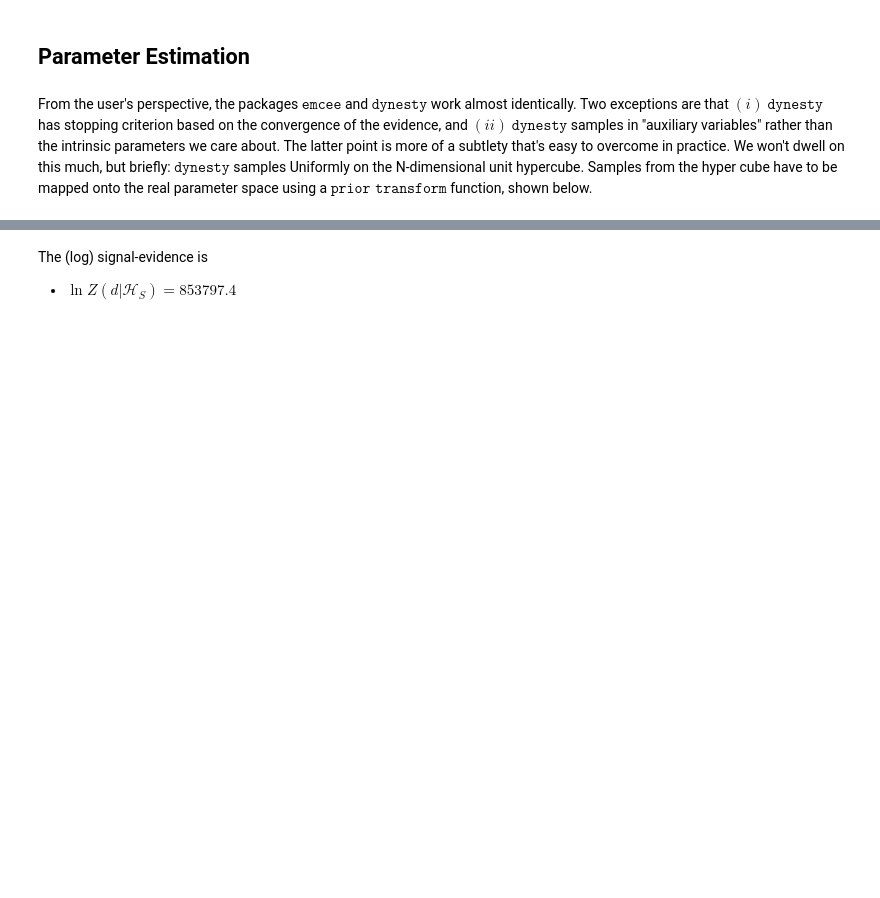
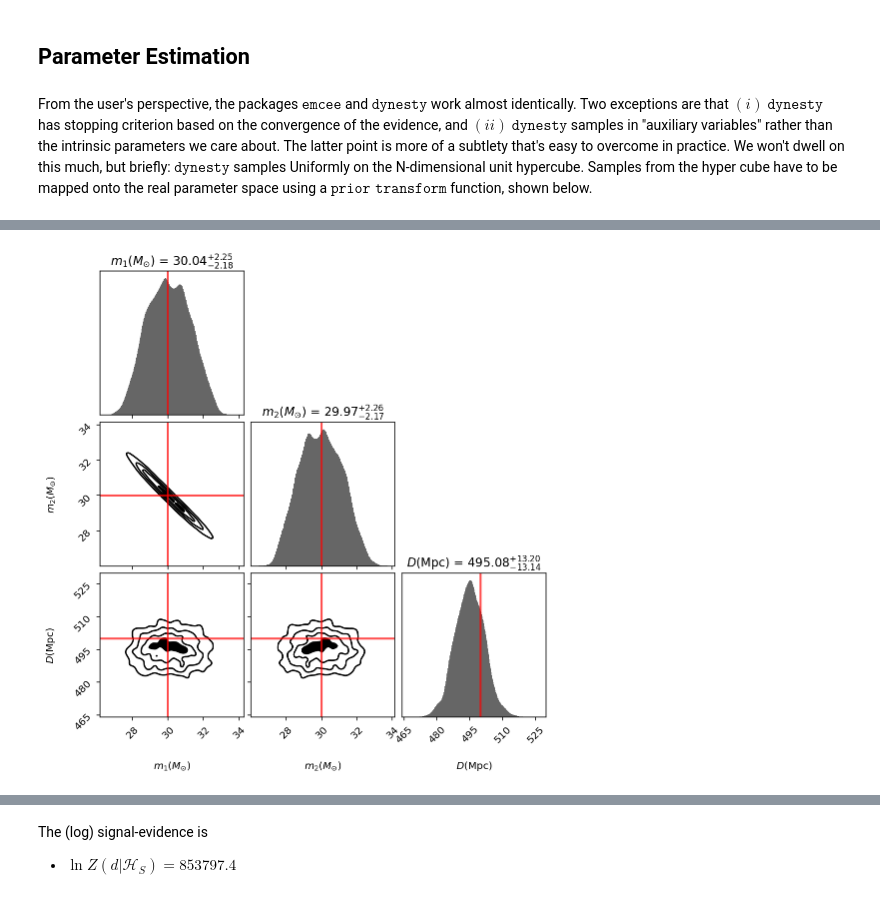
Before and after one commit to rory-smith/Lectures-on-inference-in-GW-astronomy, a Jupyter notebook: Lecture_3_high_dimensional_problems_and_sampling_algorithms_adelaide.ipynb, the cells around one changed output, grey strips where cells are left out. Drawn from its saved outputs; the diff is of its cells as text; code cells hidden in the pictures; blank space fills up the shorter version.

```diff
--- a/Lecture_3_high_dimensional_problems_and_sampling_algorithms_adelaide.ipynb
+++ b/Lecture_3_high_dimensional_problems_and_sampling_algorithms_adelaide.ipynb
@@ -502,13 +502,15 @@ dres = dsampler.results
 # %%
 labels=[r"$m_1(M_{\odot})$", r"$m_2(M_{\odot})$", r"$D(\mathrm{Mpc})$"]
-truths=[30.,30.,1500]
+truths=[m1_true, m2_true, dist_true]
 
 #fig, axes = dyplot.cornerplot(dres, truths=truths, show_titles=True,
 #                             labels=labels,quantiles=[0.05,0.95])
 fig, axes = dyplot.cornerplot(dres, truths=truths, show_titles=True,
                              labels=labels,quantiles=[0,1])
 plt.show()
 #plt.savefig("/content/gdrive/My Drive/InvisibleUniverse/images/corner_dynesty.png",bbox_inches='tight',dpi=100)
+# %% [output]
+[figure, added]
 # %%
 logz_signal_hypothesis = dres['logz'][-1]
 print (logz_signal_hypothesis)
```
Also changed, not shown: parts of 4 cells of this notebook.
